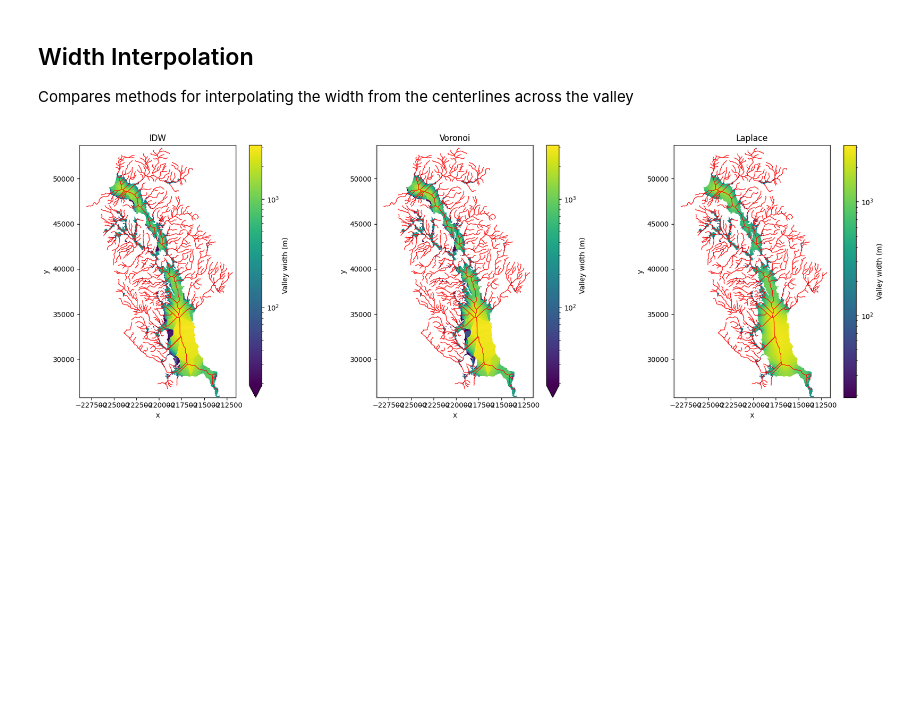
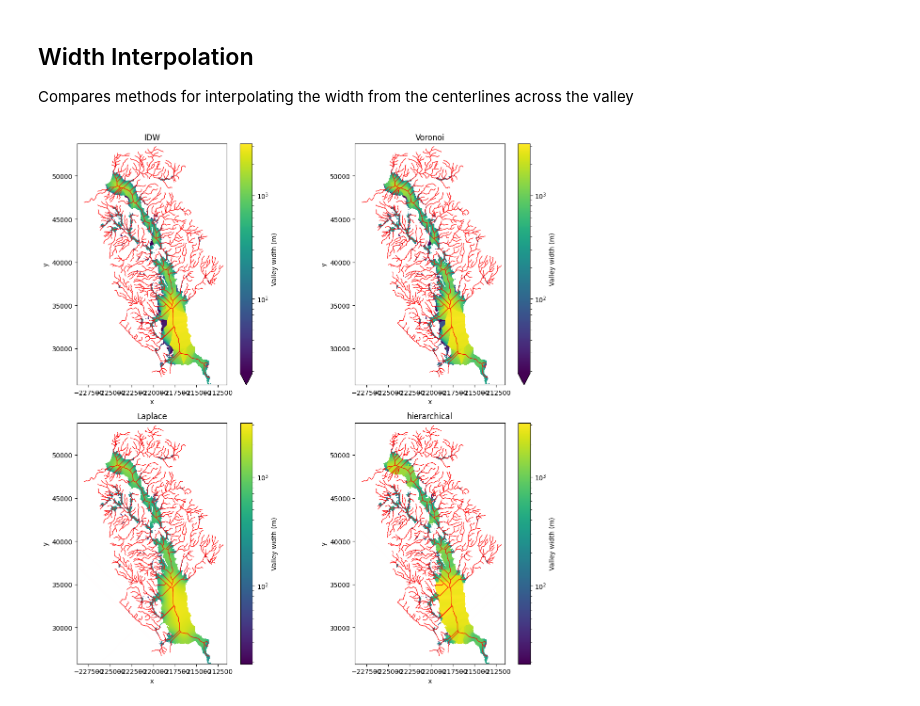
Before and after one commit to avkoehl/valley-axis, a Jupyter notebook: examples/valley_axis_demo.ipynb, the cells around one changed output. Saved outputs shown, nothing was run; the diff lists cells and outputs as text; code cells hidden in the pictures; blank space fills up the shorter version.

Commit message:
hierarchical assignment

```diff
--- a/examples/valley_axis_demo.ipynb
+++ b/examples/valley_axis_demo.ipynb
@@ -120,21 +120,22 @@ Compares methods for interpolating the width from the centerlines across the val
 widths_idw = va.get_widths(centerlines_raster, region, method="idw")
 widths_voronoi = va.get_widths(centerlines_raster, region, method="voronoi")
 widths_laplace = va.get_widths(centerlines_raster, region, method="laplace")
+widths_hierarchical = va.get_widths(centerlines_raster, region, method="hierarchical", centerlines_gdf=centerlines_gdf)
 # %%
-fig, axes = plt.subplots(1, 3, figsize=(18, 6))
+fig, axes = plt.subplots(2, 2, figsize=(12, 12))
 
 norm = LogNorm(vmin=widths_laplace.min(), vmax=widths_laplace.max())
 
 for ax, w, title in zip(
-    axes,
-    [widths_idw, widths_voronoi, widths_laplace],
-    ["IDW", "Voronoi", "Laplace"],
+    axes.flatten(),
+    [widths_idw, widths_voronoi, widths_laplace, widths_hierarchical],
+    ["IDW", "Voronoi", "Laplace", "hierarchical"],
 ):
     w.plot(ax=ax, cmap="viridis", norm=norm, cbar_kwargs={"label": "Valley width (m)"})
     centerlines_skeleton.plot(ax=ax, color="red", linewidth=0.8)
     ax.set_title(title)
     ax.set_aspect("equal")
 
 plt.tight_layout()
 # %% [output]
-[figure, old version]
+[figure, new version]
```
Also changed, not shown: parts of 2 cells of this notebook, 7 other files.
